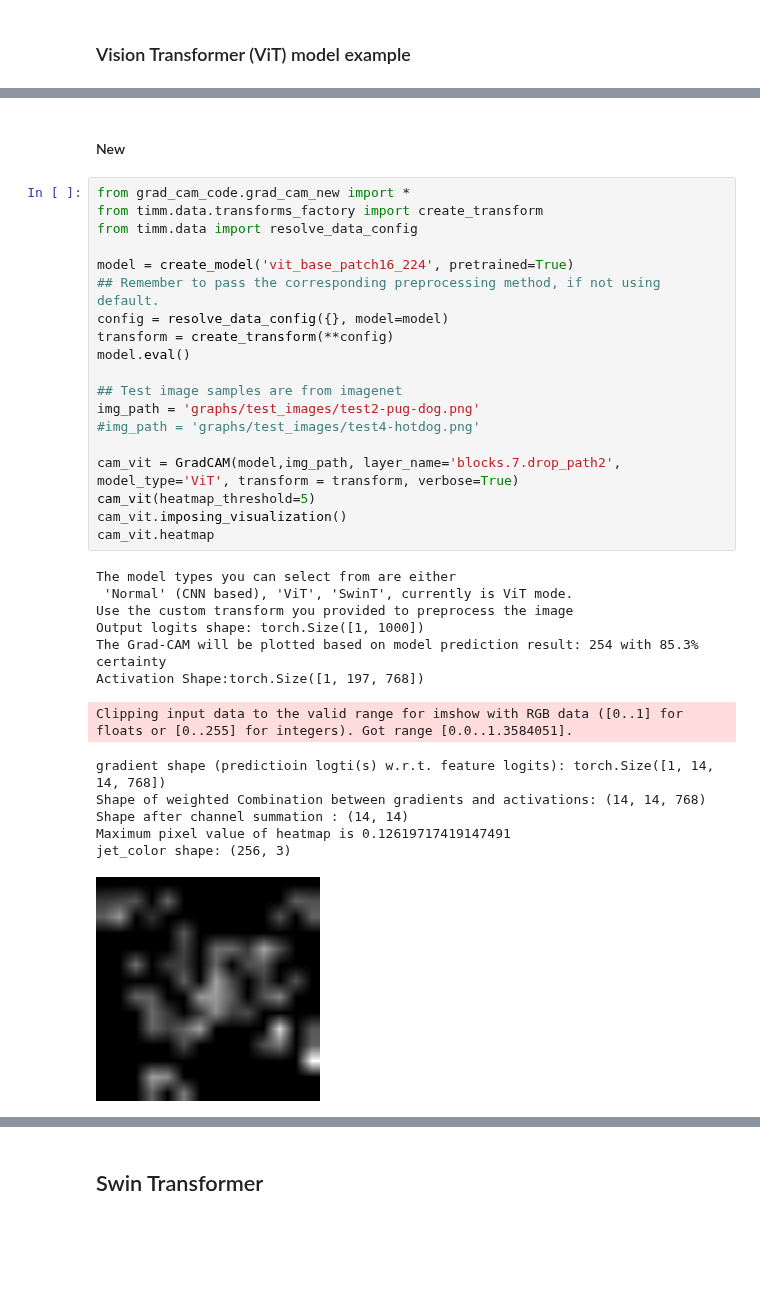
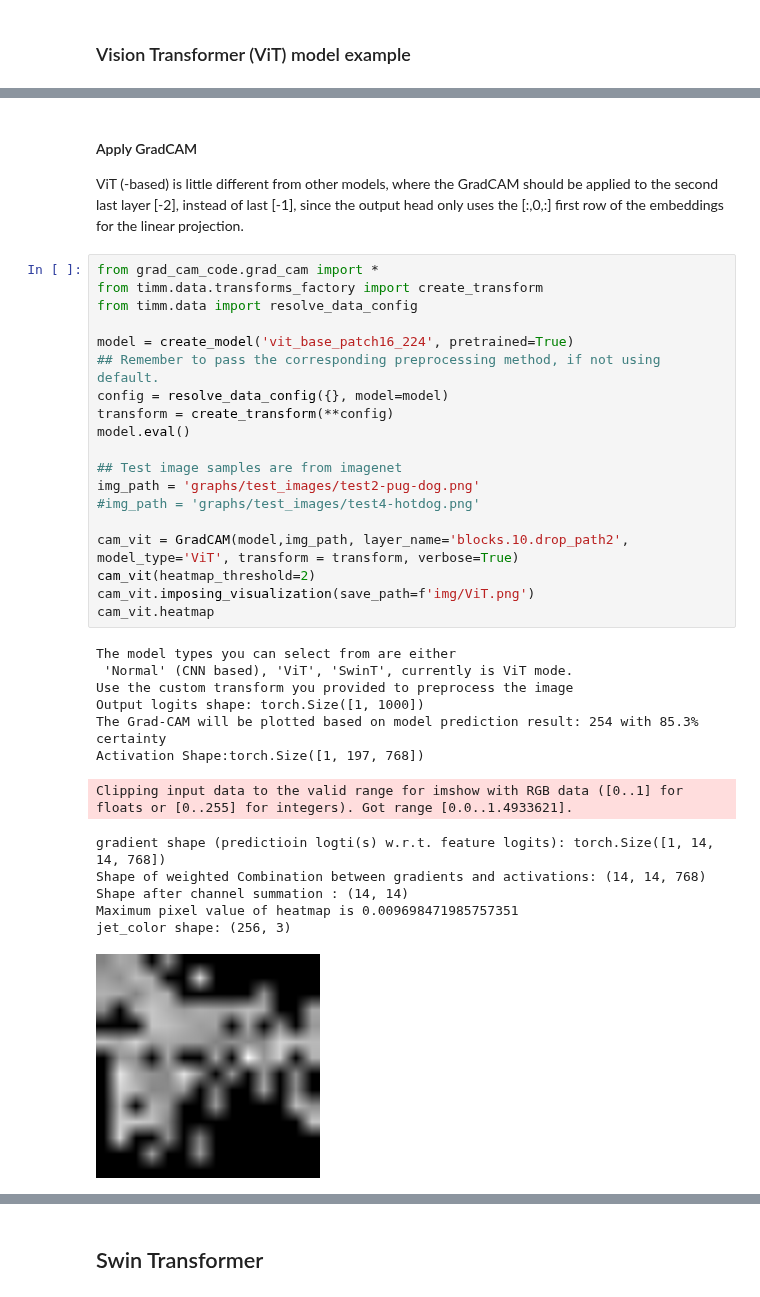
Before and after one commit to TyBruceChen/GradCAM-torch.nn.Module, a Jupyter notebook: test.ipynb, the cells around one changed output, grey strips where cells are left out. Drawn from its saved outputs; the diff is of its cells as text; blank space fills up the shorter version.

```diff
--- a/test.ipynb
+++ b/test.ipynb
@@ -147,35 +65,37 @@ jet_color shape: (256, 3)
 # %% [markdown]
-#### New
+#### Apply GradCAM
+
+ViT (-based) is little different from other models, where the GradCAM should be applied to the second last layer [-2], instead of last [-1], since the output head only uses the [:,0,:] first row of the embeddings for the linear projection.
 # %%
-from grad_cam_code.grad_cam_new import *
+from grad_cam_code.grad_cam import *
 from timm.data.transforms_factory import create_transform
 from timm.data import resolve_data_config
 
 model = create_model('vit_base_patch16_224', pretrained=True)
 ## Remember to pass the corresponding preprocessing method, if not using default.
 config = resolve_data_config({}, model=model)
 transform = create_transform(**config)
 model.eval()
 
 ## Test image samples are from imagenet
 img_path = 'graphs/test_images/test2-pug-dog.png'
 #img_path = 'graphs/test_images/test4-hotdog.png'
 
-cam_vit = GradCAM(model,img_path, layer_name='blocks.7.drop_path2', model_type='ViT', transform = transform, verbose=True)
-cam_vit(heatmap_threshold=5)
-cam_vit.imposing_visualization()
+cam_vit = GradCAM(model,img_path, layer_name='blocks.10.drop_path2', model_type='ViT', transform = transform, verbose=True)
+cam_vit(heatmap_threshold=2)
+cam_vit.imposing_visualization(save_path=f'img/ViT.png')
 cam_vit.heatmap
 # %% [output]
 The model types you can select from are either
  'Normal' (CNN based), 'ViT', 'SwinT', currently is ViT mode.
 Use the custom transform you provided to preprocess the image
 Output logits shape: torch.Size([1, 1000])
 The Grad-CAM will be plotted based on model prediction result: 254 with 85.3% certainty
 Activation Shape:torch.Size([1, 197, 768])
-Clipping input data to the valid range for imshow with RGB data ([0..1] for floats or [0..255] for integers). Got range [0.0..1.3584051].
+Clipping input data to the valid range for imshow with RGB data ([0..1] for floats or [0..255] for integers). Got range [0.0..1.4933621].
 gradient shape (predictioin logti(s) w.r.t. feature logits): torch.Size([1, 14, 14, 768])
 Shape of weighted Combination between gradients and activations: (14, 14, 768)
 Shape after channel summation : (14, 14)
-Maximum pixel value of heatmap is 0.12619717419147491
+Maximum pixel value of heatmap is 0.009698471985757351
 jet_color shape: (256, 3)
-[figure, old version]
+[figure, new version]
```
Also changed, not shown: parts of 19 cells of this notebook, 17 other files.
